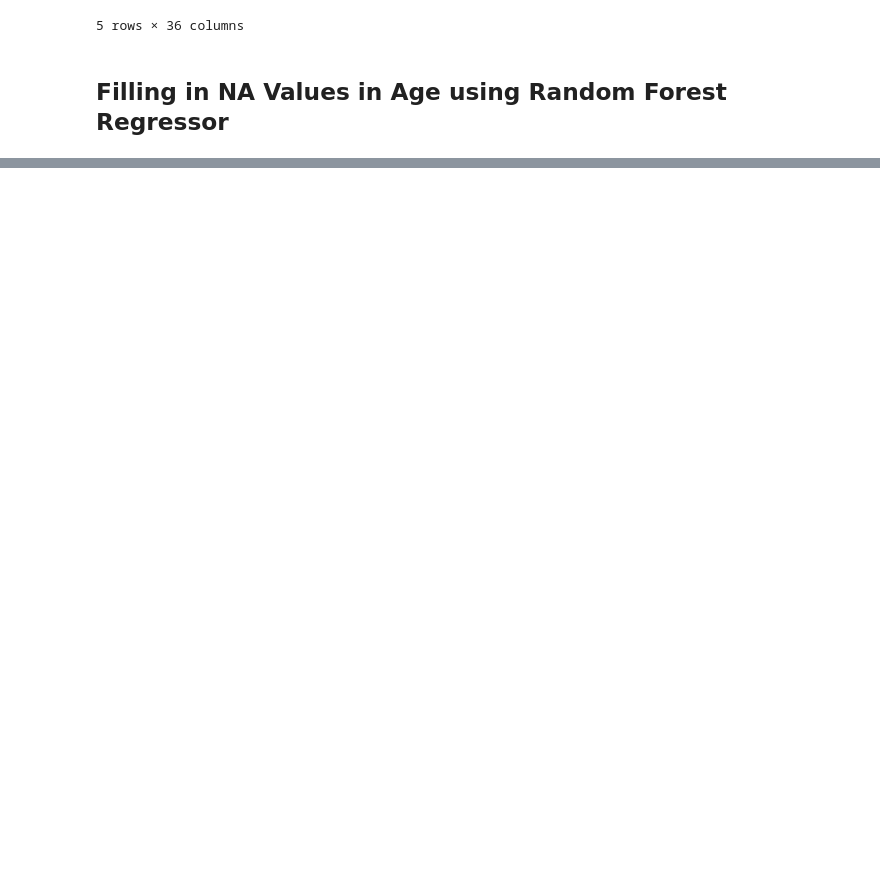
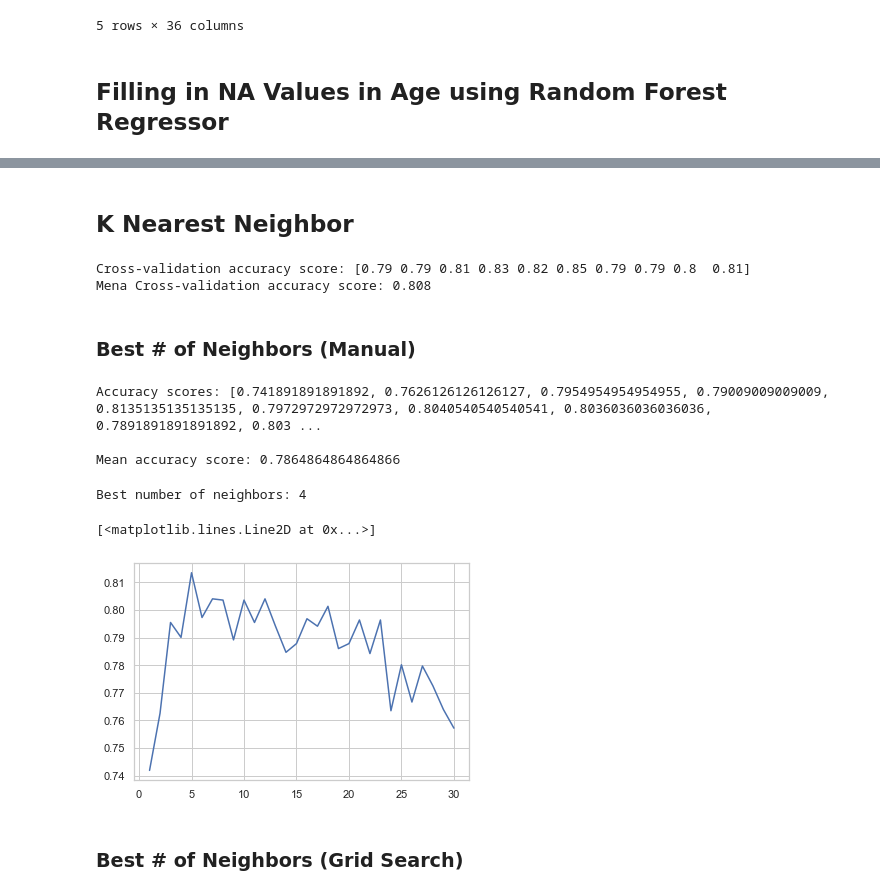
Before and after one commit to lsh950919/Kaggle, a Jupyter notebook: Titanic 2.ipynb, the cells around one changed output, grey strips where cells are left out. Saved outputs shown, nothing was run; the diff lists cells and outputs as text; code cells hidden in the pictures; blank space fills up the shorter version.

```diff
--- a/Titanic 2.ipynb
+++ b/Titanic 2.ipynb
@@ -1026,0 +1271,2 @@ y = train['survived']
+# %%
+sc = st_scale
@@ -1026,0 +1317,22 @@ y = train['survived']
+# %%
+from sklearn.model_selection import GridSearchCV, StratifiedKFold
+
+"""C_vals include the alpha values of lasso, ridge regression
+(as alpha increases, model complexity decreases)"""
+C_vals = [0.2, 0.3, 0.4, 0.5, 0.6, 0.7, 0.8, 0.9,
+          1, 2, 3, 4, 5, 6, 7, 8, 9, 10, 11, 12, 13, 14, 15, 16, 16.5, 17, 17.5, 18]
+penalties = ['l1', 'l2'] # Lasso (l1) vs Ridge (l2)
+
+# cross validation method
+cv = StratifiedShuffleSplit(n_splits = 10, test_size = 0.25)
+
+# setting possibilities of hyperparameters for param_grid in grid search
+param = {'penalty': penalties, 'C': C_vals}
+
+grid = GridSearchCV(estimator = LogisticRegression(), # model
+                   param_grid = param, # list of hyperparameters
+                   scoring = 'accuracy', # score optimize
+                   n_jobs = -1,
+                   cv = cv)
+
+grid.fit(x, y)
@@ -1026,0 +1377,41 @@ y = train['survived']
+# %% [markdown]
+## K Nearest Neighbor
+# %%
+from sklearn.neighbors import KNeighborsClassifier
+knn = KNeighborsClassifier(metric = 'minkowski', p = 2)
+
+cv = StratifiedShuffleSplit(n_splits = 10, test_size = .25, random_state = 2)
+
+accuracies = cross_val_score(knn, x, y, cv = cv, scoring = 'accuracy')
+print(f'Cross-validation accuracy score: {accuracies}')
+print(f'Mena Cross-validation accuracy score: {round(accuracies.mean(), 3)}')
+# %% [output]
+Cross-validation accuracy score: [0.79 0.79 0.81 0.83 0.82 0.85 0.79 0.79 0.8  0.81]
+Mena Cross-validation accuracy score: 0.808
+# %% [markdown]
+### Best # of Neighbors (Manual)
+# %%
+# Manually finding the best hyperparameter (k) without using grid search
+k_range = range(1, 31)
+k_scores = []
+for k in k_range:
+    knn = KNeighborsClassifier(n_neighbors = k)
+    scores = cross_val_score(knn, x, y, cv = cv, scoring = 'accuracy')
+    k_scores.append(scores.mean())
+print(f'Accuracy scores: {k_scores}\n') # accuracy score for each # of neighbors (1-30)
+print(f'Mean accuracy score: {np.mean(k_scores)}') # mean of all scores
+# %% [output]
+Accuracy scores: [0.741891891891892, 0.7626126126126127, 0.7954954954954955, 0.79009009009009, 0.8135135135135135, 0.7972972972972973, 0.8040540540540541, 0.8036036036036036, 0.7891891891891892, 0.803 ...
+
+Mean accuracy score: 0.7864864864864866
+# %%
+print(f'Best number of neighbors: {k_scores.index(max(k_scores))}')
+# %% [output]
+Best number of neighbors: 4
+# %%
+plt.plot(k_range, k_scores)
+# %% [output]
+[<matplotlib.lines.Line2D at 0x...>]
+[figure, added]
+# %% [markdown]
+### Best # of Neighbors (Grid Search)
```
Also changed, not shown: parts of 87 cells of this notebook.
